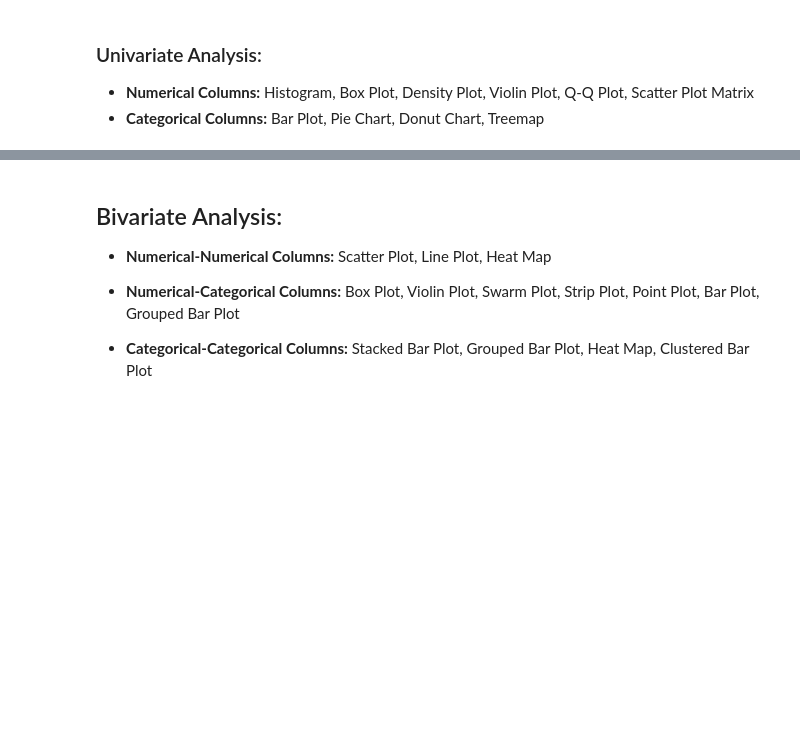
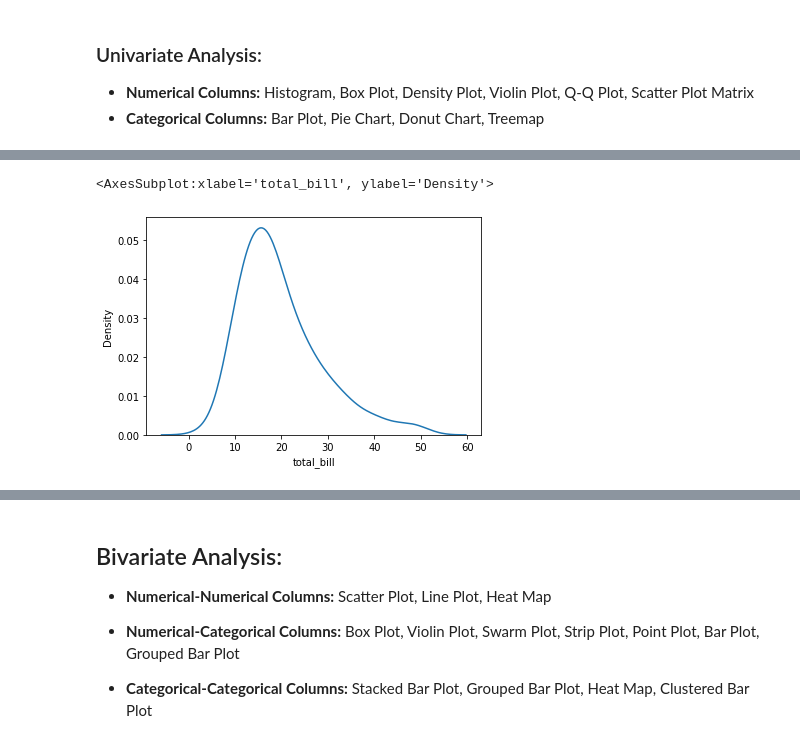
Before and after one commit to ehtisham-sadiq/AI-Pioneers-DataScience-Arena, a Jupyter notebook: notebooks/Exploratory-Data-Analysis.ipynb, the cells around one changed output, grey strips where cells are left out. Cells and saved outputs as stored; diff of their text form; code cells hidden in the pictures; blank space fills up the shorter version.

```diff
--- a/notebooks/Exploratory-Data-Analysis.ipynb
+++ b/notebooks/Exploratory-Data-Analysis.ipynb
@@ -26,0 +52,5 @@ import scipy.stats as stats
+# %%
+sns.kdeplot(df['total_bill'])
+# %% [output]
+<AxesSubplot:xlabel='total_bill', ylabel='Density'>
+[figure, added]
```
Also changed, not shown: parts of 34 cells of this notebook.
